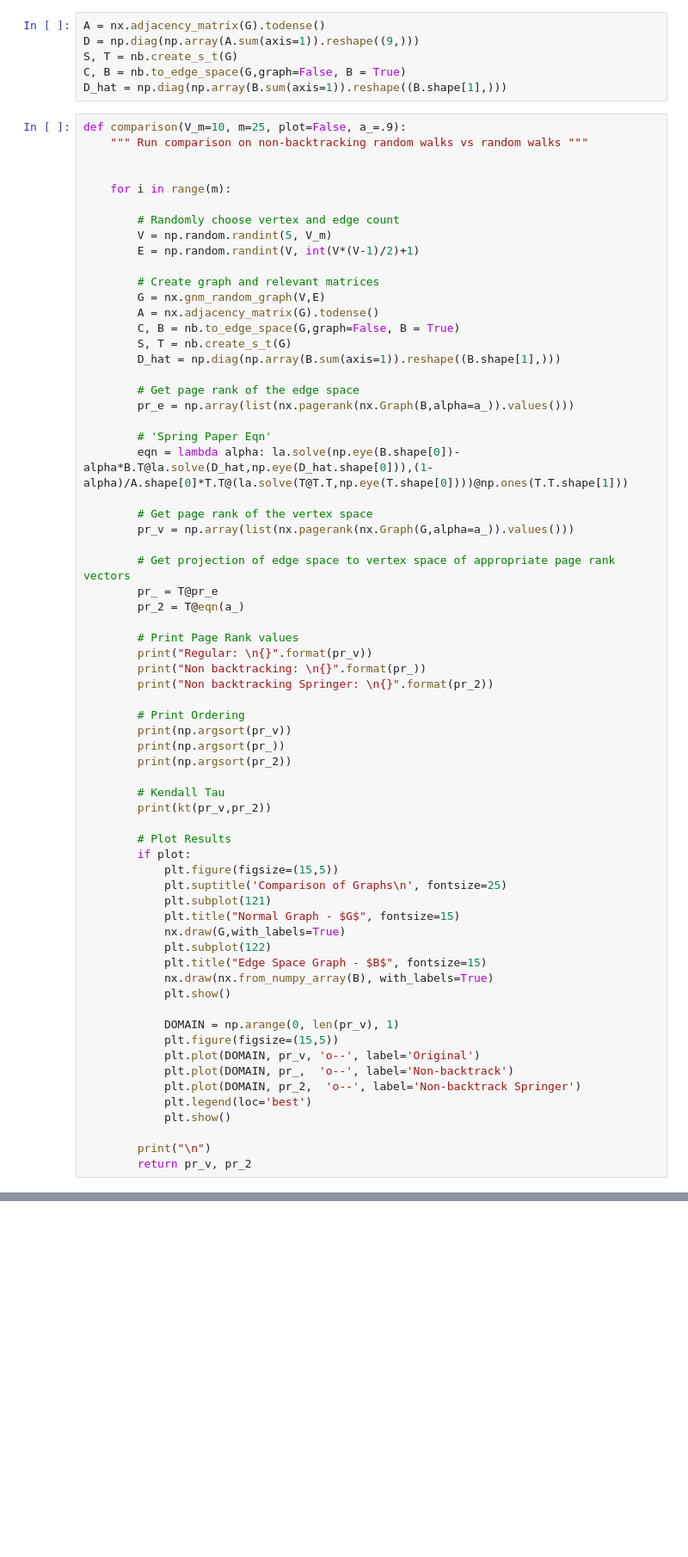
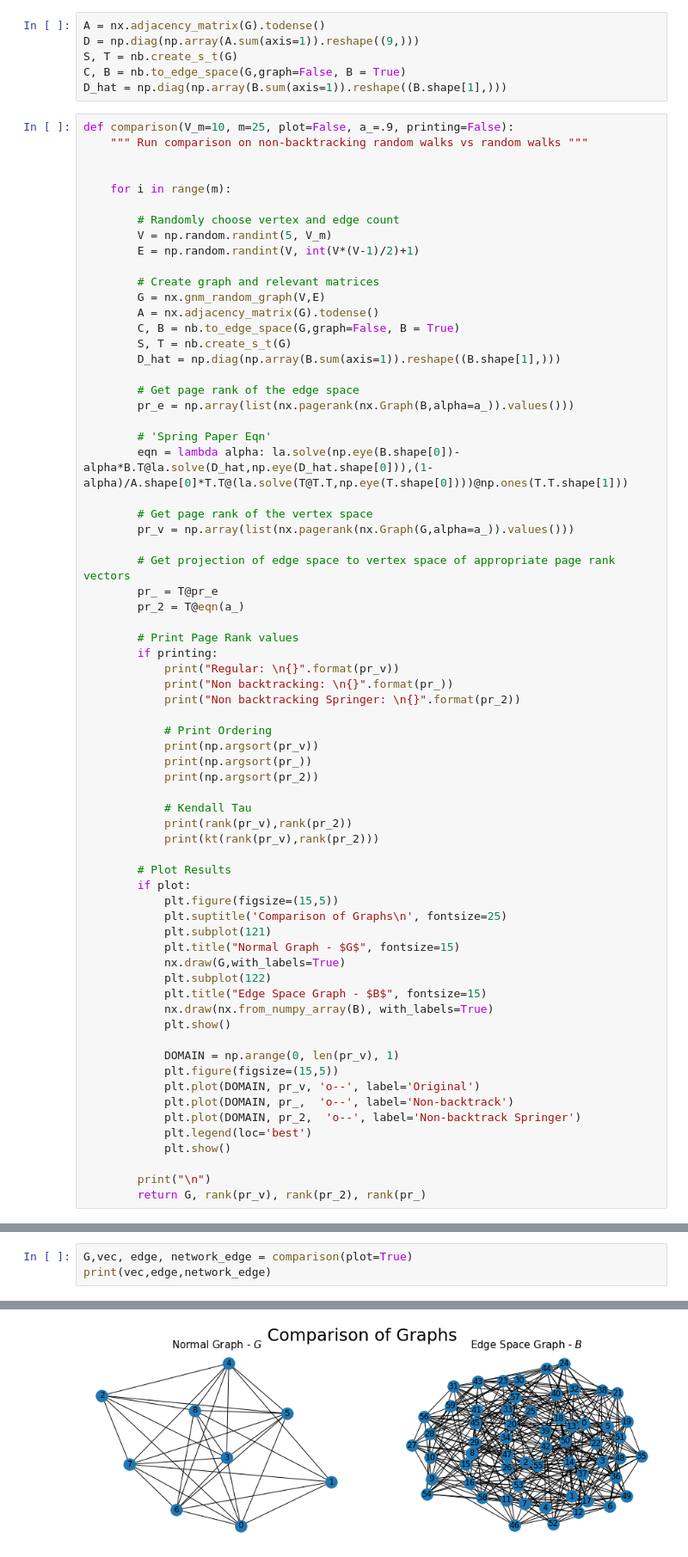
Before and after one commit to cglover13/research, a Jupyter notebook: Kempton/bipartite_pagerank.ipynb, the cells around one changed output, grey strips where cells are left out. Shown: that part at 86% size. Drawn from its saved outputs; the diff is of its cells as text; blank space fills up the shorter version.

Commit message:
rank function in nb_general

```diff
--- a/Kempton/bipartite_pagerank.ipynb
+++ b/Kempton/bipartite_pagerank.ipynb
@@ -319,7 +319,7 @@ S, T = nb.create_s_t(G)
 C, B = nb.to_edge_space(G,graph=False, B = True)
 D_hat = np.diag(np.array(B.sum(axis=1)).reshape((B.shape[1],)))
 # %%
-def comparison(V_m=10, m=25, plot=False, a_=.9):
+def comparison(V_m=10, m=25, plot=False, a_=.9, printing=False):
     """ Run comparison on non-backtracking random walks vs random walks """
 
 
@@ -350,17 +350,19 @@ def comparison(V_m=10, m=25, plot=False, a_=.9):
         pr_2 = T@eqn(a_)
 
         # Print Page Rank values
-        print("Regular: \n{}".format(pr_v))
-        print("Non backtracking: \n{}".format(pr_))
-        print("Non backtracking Springer: \n{}".format(pr_2))
+        if printing:
+            print("Regular: \n{}".format(pr_v))
+            print("Non backtracking: \n{}".format(pr_))
+            print("Non backtracking Springer: \n{}".format(pr_2))
 
-        # Print Ordering
-        print(np.argsort(pr_v))
-        print(np.argsort(pr_))
-        print(np.argsort(pr_2))
+            # Print Ordering
+            print(np.argsort(pr_v))
+            print(np.argsort(pr_))
+            print(np.argsort(pr_2))
 
-        # Kendall Tau
-        print(kt(pr_v,pr_2))
+            # Kendall Tau
+            print(rank(pr_v),rank(pr_2))
+            print(kt(rank(pr_v),rank(pr_2)))
 
         # Plot Results
         if plot:
@@ -383,7 +385,7 @@ def comparison(V_m=10, m=25, plot=False, a_=.9):
             plt.show()
 
         print("\n")
-        return pr_v, pr_2
+        return G, rank(pr_v), rank(pr_2), rank(pr_)
 # %%
 def rank(x):
     """
@@ -438,0 +410,4 @@ KendalltauResult(correlation=0.8944271909999157, pvalue=0.03671385636270413)
+# %%
+G,vec, edge, network_edge = comparison(plot=True)
+print(vec,edge,network_edge)
+# %% [output]
@@ -438,0 +416 @@ KendalltauResult(correlation=0.8944271909999157, pvalue=0.03671385636270413)
+[figure, added]
```
Also changed, not shown: parts of 7 cells of this notebook, 1 other file.
